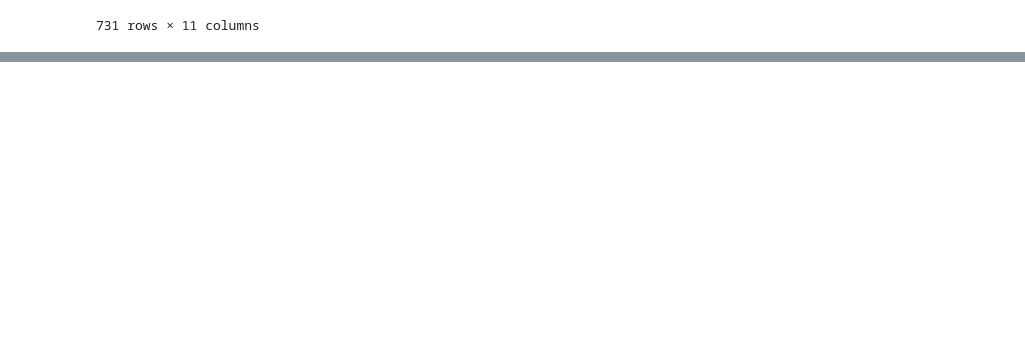
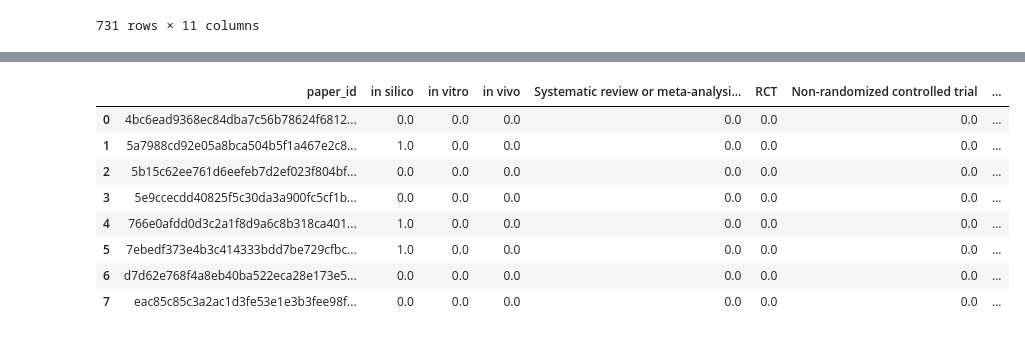
Before and after one commit to mindyng/Covid19, a Jupyter notebook: annotation_merge.ipynb, the cells around one changed output, grey strips where cells are left out. Drawn from its saved outputs; the diff is of its cells as text; code cells hidden in the pictures; blank space fills up the shorter version.

```diff
--- a/annotation_merge.ipynb
+++ b/annotation_merge.ipynb
@@ -252,0 +323,15 @@ kg_final
+# %%
+#formatting shared2 for concat
+shared2_final = shared2.drop(columns=['mapped'])
+shared2_final = shared2_final.rename(columns={'Other ': 'Other'})
+shared2_final
+# %% [output]
+|  | paper_id | in silico | in vitro | in vivo | Systematic review or meta-analysi... | RCT | Non-randomized controlled trial | ... |
+| 0 | 4bc6ead9368ec84dba7c56b78624f6812... | 0.0 | 0.0 | 0.0 | 0.0 | 0.0 | 0.0 | ... |
+| 1 | 5a7988cd92e05a8bca504b5f1a467e2c8... | 1.0 | 0.0 | 0.0 | 0.0 | 0.0 | 0.0 | ... |
+| 2 | 5b15c62ee761d6eefeb7d2ef023f804bf... | 0.0 | 0.0 | 0.0 | 0.0 | 0.0 | 0.0 | ... |
+| 3 | 5e9ccecdd40825f5c30da3a900fc5cf1b... | 0.0 | 0.0 | 0.0 | 0.0 | 0.0 | 0.0 | ... |
+| 4 | 766e0afdd0d3c2a1f8d9a6c8b318ca401... | 1.0 | 0.0 | 0.0 | 0.0 | 0.0 | 0.0 | ... |
+| 5 | 7ebedf373e4b3c414333bdd7be729cfbc... | 1.0 | 0.0 | 0.0 | 0.0 | 0.0 | 0.0 | ... |
+| 6 | d7d62e768f4a8eb40ba522eca28e173e5... | 0.0 | 0.0 | 0.0 | 0.0 | 0.0 | 0.0 | ... |
+| 7 | eac85c85c3a2ac1d3fe53e1e3b3fee98f... | 0.0 | 0.0 | 0.0 | 0.0 | 0.0 | 0.0 | ... |
```
Also changed, not shown: parts of 8 cells of this notebook.
